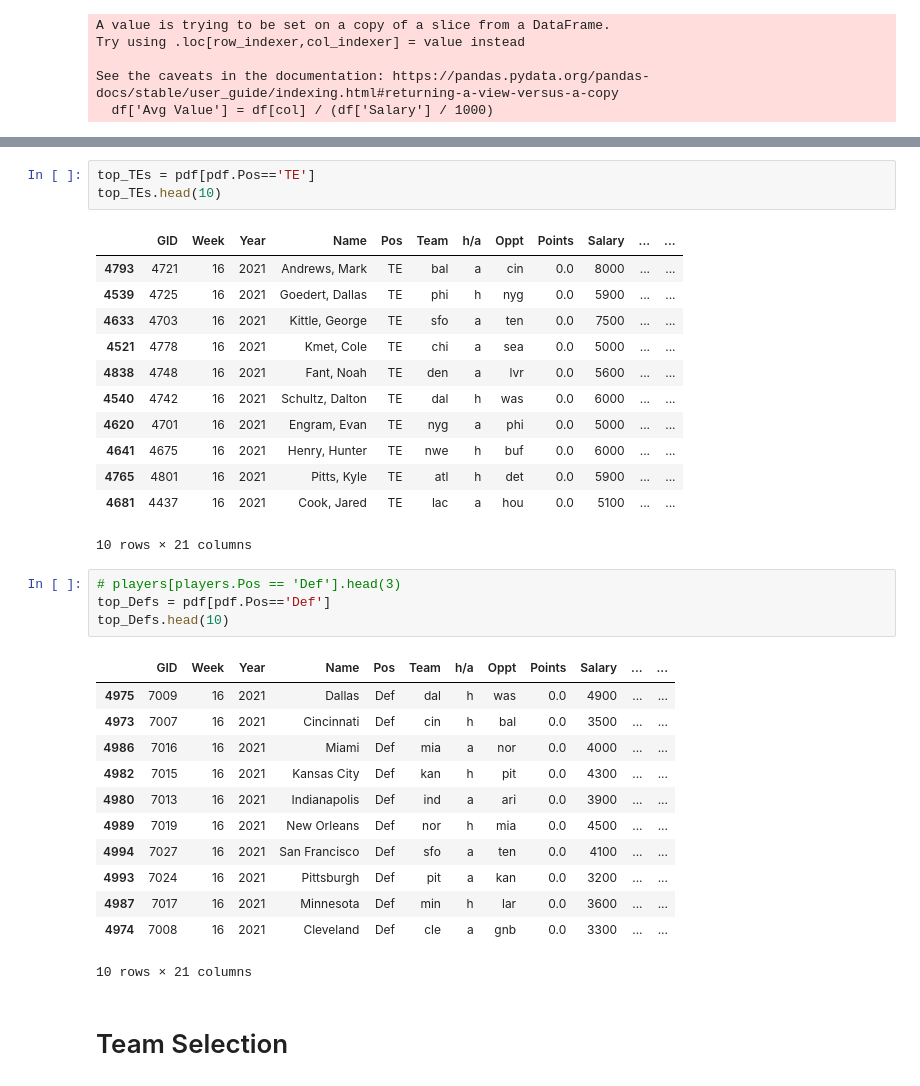
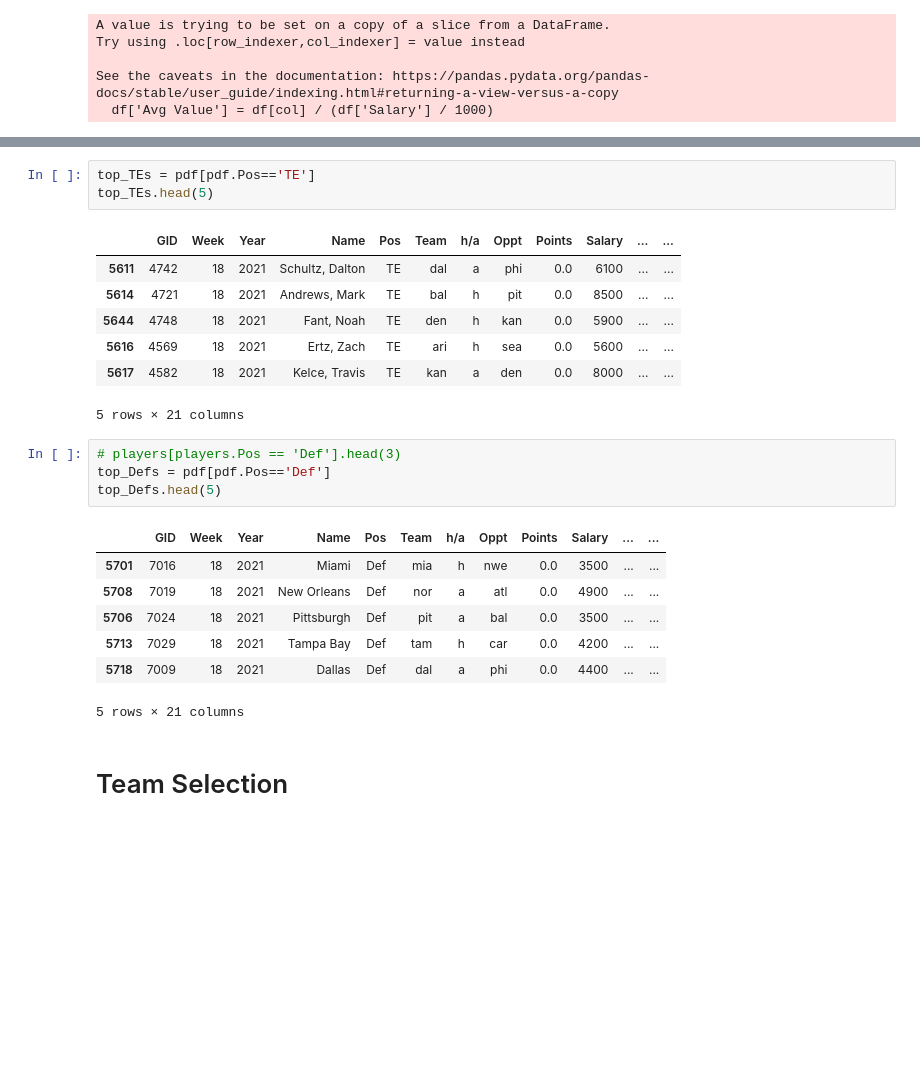
Before and after one commit to ahs8w/model_football, a Jupyter notebook: FF21_Scoring_Projections.ipynb, the cells around one changed output, grey strips where cells are left out. Saved outputs shown, nothing was run; the diff lists cells and outputs as text; blank space fills up the shorter version.

```diff
--- a/FF21_Scoring_Projections.ipynb
+++ b/FF21_Scoring_Projections.ipynb
@@ -750,36 +737,26 @@ top_WRs.head(10)
 # %%
 top_TEs = pdf[pdf.Pos=='TE']
-top_TEs.head(10)
+top_TEs.head(5)
 # %% [output]
 |  | GID | Week | Year | Name | Pos | Team | h/a | Oppt | Points | Salary | ... | ... |
-| 4793 | 4721 | 16 | 2021 | Andrews, Mark | TE | bal | a | cin | 0.0 | 8000 | ... | ... |
-| 4539 | 4725 | 16 | 2021 | Goedert, Dallas | TE | phi | h | nyg | 0.0 | 5900 | ... | ... |
-| 4633 | 4703 | 16 | 2021 | Kittle, George | TE | sfo | a | ten | 0.0 | 7500 | ... | ... |
-| 4521 | 4778 | 16 | 2021 | Kmet, Cole | TE | chi | a | sea | 0.0 | 5000 | ... | ... |
-| 4838 | 4748 | 16 | 2021 | Fant, Noah | TE | den | a | lvr | 0.0 | 5600 | ... | ... |
-| 4540 | 4742 | 16 | 2021 | Schultz, Dalton | TE | dal | h | was | 0.0 | 6000 | ... | ... |
-| 4620 | 4701 | 16 | 2021 | Engram, Evan | TE | nyg | a | phi | 0.0 | 5000 | ... | ... |
-| 4641 | 4675 | 16 | 2021 | Henry, Hunter | TE | nwe | h | buf | 0.0 | 6000 | ... | ... |
-| 4765 | 4801 | 16 | 2021 | Pitts, Kyle | TE | atl | h | det | 0.0 | 5900 | ... | ... |
-| 4681 | 4437 | 16 | 2021 | Cook, Jared | TE | lac | a | hou | 0.0 | 5100 | ... | ... |
+| 5611 | 4742 | 18 | 2021 | Schultz, Dalton | TE | dal | a | phi | 0.0 | 6100 | ... | ... |
+| 5614 | 4721 | 18 | 2021 | Andrews, Mark | TE | bal | h | pit | 0.0 | 8500 | ... | ... |
+| 5644 | 4748 | 18 | 2021 | Fant, Noah | TE | den | h | kan | 0.0 | 5900 | ... | ... |
+| 5616 | 4569 | 18 | 2021 | Ertz, Zach | TE | ari | h | sea | 0.0 | 5600 | ... | ... |
+| 5617 | 4582 | 18 | 2021 | Kelce, Travis | TE | kan | a | den | 0.0 | 8000 | ... | ... |
-10 rows × 21 columns
+5 rows × 21 columns
 # %%
 # players[players.Pos == 'Def'].head(3)
 top_Defs = pdf[pdf.Pos=='Def']
-top_Defs.head(10)
+top_Defs.head(5)
 # %% [output]
 |  | GID | Week | Year | Name | Pos | Team | h/a | Oppt | Points | Salary | ... | ... |
-| 4975 | 7009 | 16 | 2021 | Dallas | Def | dal | h | was | 0.0 | 4900 | ... | ... |
-| 4973 | 7007 | 16 | 2021 | Cincinnati | Def | cin | h | bal | 0.0 | 3500 | ... | ... |
-| 4986 | 7016 | 16 | 2021 | Miami | Def | mia | a | nor | 0.0 | 4000 | ... | ... |
-| 4982 | 7015 | 16 | 2021 | Kansas City | Def | kan | h | pit | 0.0 | 4300 | ... | ... |
-| 4980 | 7013 | 16 | 2021 | Indianapolis | Def | ind | a | ari | 0.0 | 3900 | ... | ... |
-| 4989 | 7019 | 16 | 2021 | New Orleans | Def | nor | h | mia | 0.0 | 4500 | ... | ... |
-| 4994 | 7027 | 16 | 2021 | San Francisco | Def | sfo | a | ten | 0.0 | 4100 | ... | ... |
-| 4993 | 7024 | 16 | 2021 | Pittsburgh | Def | pit | a | kan | 0.0 | 3200 | ... | ... |
-| 4987 | 7017 | 16 | 2021 | Minnesota | Def | min | h | lar | 0.0 | 3600 | ... | ... |
-| 4974 | 7008 | 16 | 2021 | Cleveland | Def | cle | a | gnb | 0.0 | 3300 | ... | ... |
+| 5701 | 7016 | 18 | 2021 | Miami | Def | mia | h | nwe | 0.0 | 3500 | ... | ... |
+| 5708 | 7019 | 18 | 2021 | New Orleans | Def | nor | a | atl | 0.0 | 4900 | ... | ... |
+| 5706 | 7024 | 18 | 2021 | Pittsburgh | Def | pit | a | bal | 0.0 | 3500 | ... | ... |
+| 5713 | 7029 | 18 | 2021 | Tampa Bay | Def | tam | h | car | 0.0 | 4200 | ... | ... |
+| 5718 | 7009 | 18 | 2021 | Dallas | Def | dal | a | phi | 0.0 | 4400 | ... | ... |
-10 rows × 21 columns
+5 rows × 21 columns
 # %% [markdown]
 # Team Selection
 # %% [markdown]
```
Also changed, not shown: parts of 7 cells of this notebook.
